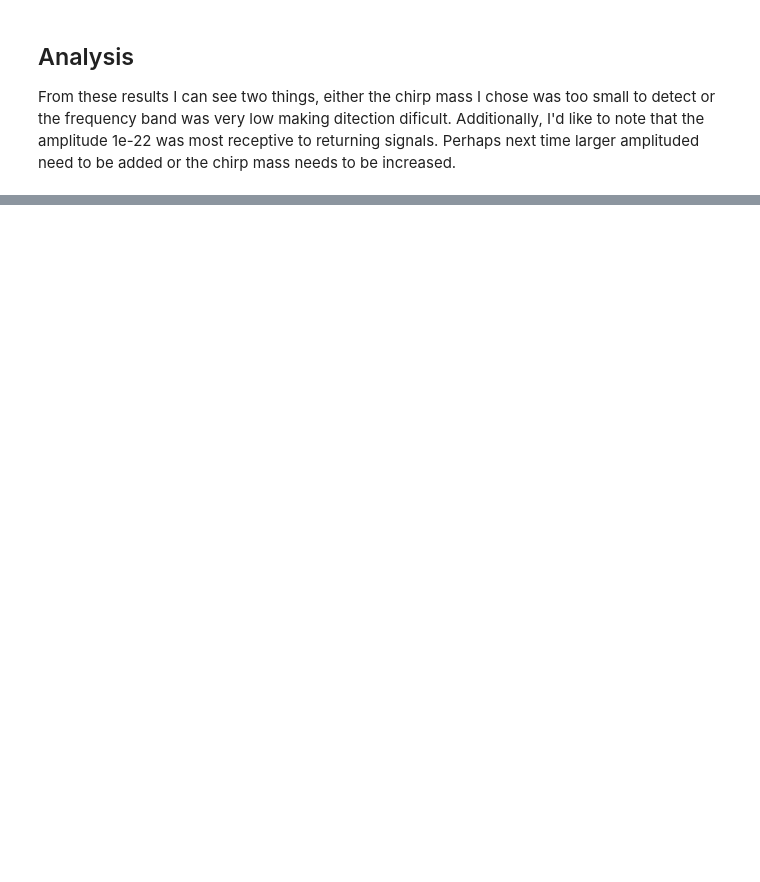
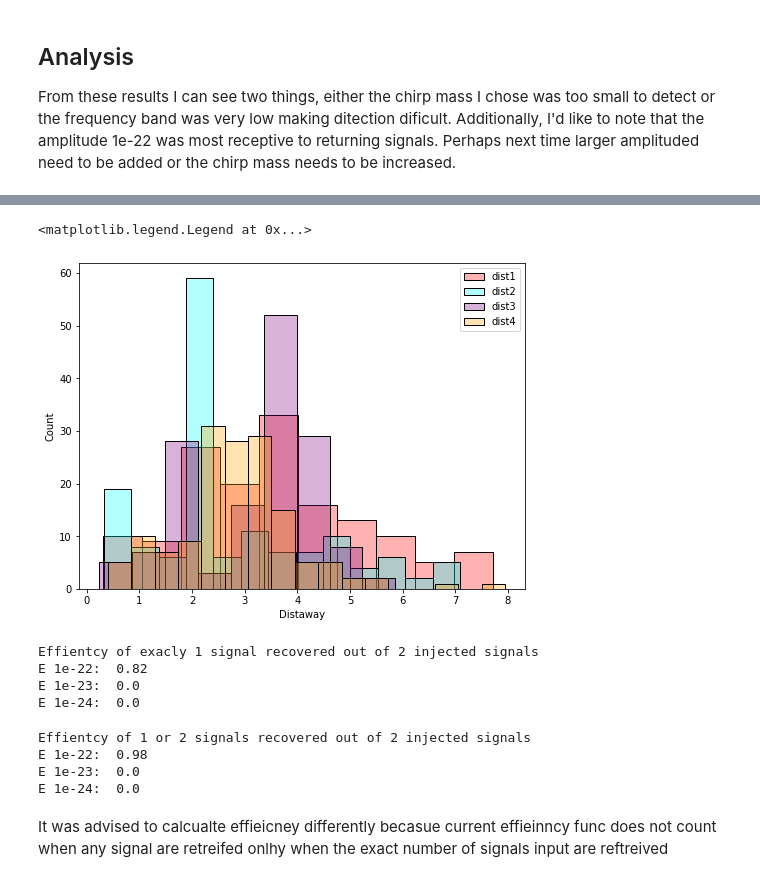
Before and after one commit to lianysfeliciano/GraviationalWaves_IREU, a Jupyter notebook: NSignals.ipynb, the cells around one changed output, grey strips where cells are left out. Drawn from its saved outputs; the diff is of its cells as text; code cells hidden in the pictures; blank space fills up the shorter version.

```diff
--- a/NSignals.ipynb
+++ b/NSignals.ipynb
@@ -313,0 +335,17 @@ From these results I can see two things, either the chirp mass I chose was too s
+# %%
+##histogram of distances for 4 signal injection
+dist1=df4['distaway_1']
+dist2=df4['distaway_2']
+dist3=df4['distaway_3']
+dist4=df4['distaway_4']
+
+plt.figure(facecolor='w',figsize=(8,6))
+sns.histplot(dist1,alpha=.3,label='dist1',color='red')
+sns.histplot(dist2,alpha=.3,label='dist2',color='cyan')
+sns.histplot(dist3,alpha=.3,label='dist3',color='purple')
+sns.histplot(dist4,alpha=.3,label='dist4',color='orange')
+plt.xlabel("Distaway")
+plt.legend()
+# %% [output]
+<matplotlib.legend.Legend at 0x...>
+[figure, added]
@@ -313,0 +395,30 @@ From these results I can see two things, either the chirp mass I chose was too s
+# %%
+#calculatingn effiency of 1 sigal
+N=np.array(df2['N'])
+Retireved_N=np.array(df2['Retireved_N'])
+h0=np.array(df2['h0'])
+E1,E2,E3=Efficiency1of2(Retireved_N,h0)
+
+print('Effientcy of exacly 1 signal recovered out of 2 injected signals')
+print("E 1e-22: ",E1)
+print("E 1e-23: ",E2)
+print("E 1e-24: ",E3)
+# %% [output]
+Effientcy of exacly 1 signal recovered out of 2 injected signals
+E 1e-22:  0.82
+E 1e-23:  0.0
+E 1e-24:  0.0
+# %%
+E1,E2,E3=Efficiency1or2(Retireved_N,h0)
+
+print('Effientcy of 1 or 2 signals recovered out of 2 injected signals')
+print("E 1e-22: ",E1)
+print("E 1e-23: ",E2)
+print("E 1e-24: ",E3)
+# %% [output]
+Effientcy of 1 or 2 signals recovered out of 2 injected signals
+E 1e-22:  0.98
+E 1e-23:  0.0
+E 1e-24:  0.0
+# %% [markdown]
+It was advised to calcualte effieicney differently becasue current effieinncy func does not count when any signal are retreifed onlhy when the exact number of signals input are reftreived
```
Also changed, not shown: parts of 31 cells of this notebook, 3 other files.
